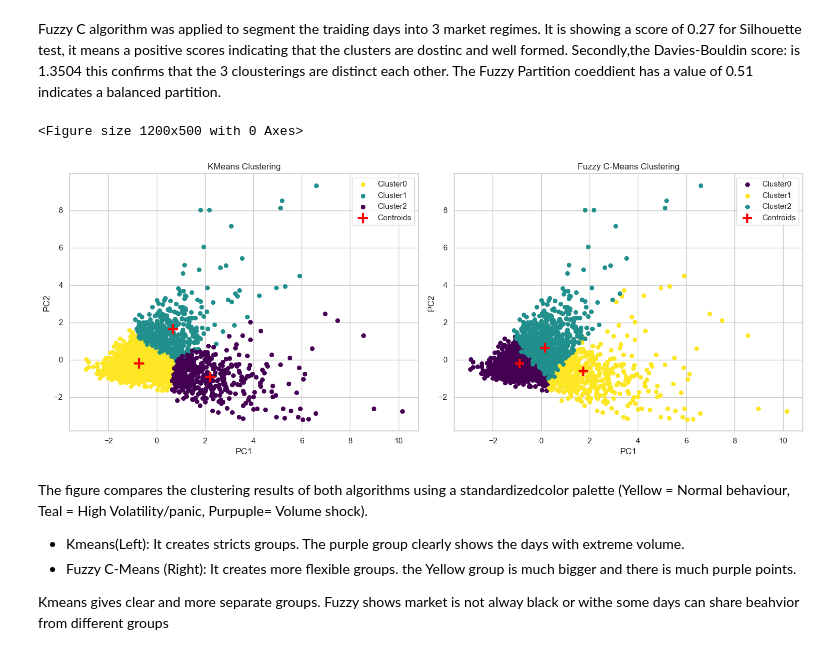
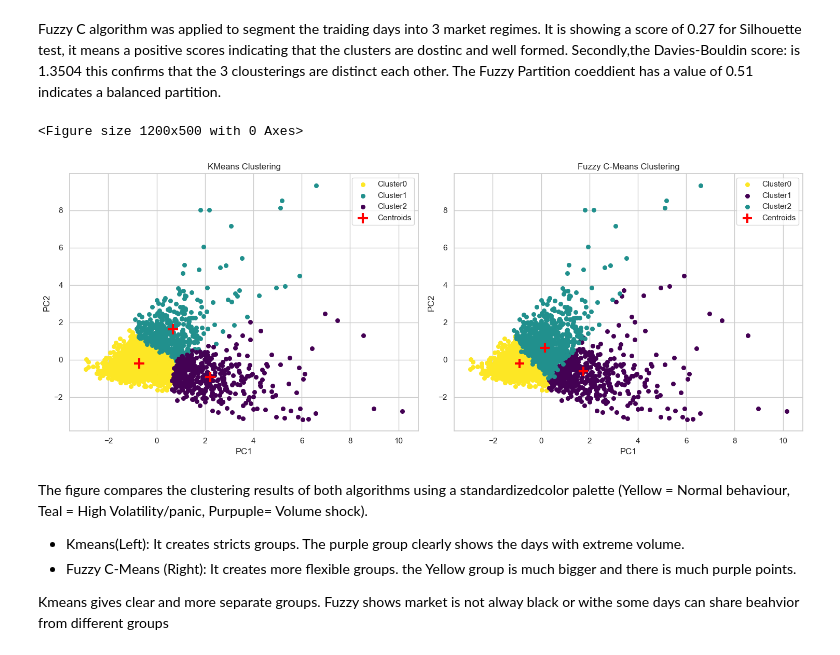
Before and after one commit to 2026119-jpg/Machine-Learning-2026119, a Jupyter notebook: CA12026119_Mayra_Lugo_C.ipynb, the cells around one changed output. Saved outputs shown, nothing was run; the diff lists cells and outputs as text; code cells hidden in the pictures.

```diff
--- a/CA12026119_Mayra_Lugo_C.ipynb
+++ b/CA12026119_Mayra_Lugo_C.ipynb
@@ -866,8 +868,8 @@ import matplotlib.pyplot as plt
 plt.figure(figsize=(12, 5))
 colors =['#FDE725', '#21908D', '#440154']
 
-trad_fuzzy ={0:2,
-            1:0,
+trad_fuzzy ={0:0,
+            1:2,
             2:1
             }
 fig,axes = plt.subplots(1,2, figsize=(15,6))
@@ -876,34 +878,34 @@ fig,axes = plt.subplots(1,2, figsize=(15,6))
 
 for i in range(3):
     axes[0].scatter(X_pca2[y_kmeans == i,0], X_pca2[y_kmeans==i, 1],
                     c=colors[i], s=30, label= f'Cluster{i}')
 axes[0].scatter(centroids_pca[:, 0], centroids_pca[:, 1],c="red", marker="+", s=200,
             linewidths=3, label="Centroids")
 axes[0].set_title("KMeans Clustering")
 axes[0].set_xlabel("PC1")
 axes[0].set_ylabel("PC2")
 axes[0].legend()
 
 # Plot FCM results
 
 for i in range (3):
     color_fuzzy = colors[trad_fuzzy[i]]
     axes[1].scatter(X_pca2[fcm_labels ==i, 0], X_pca2[fcm_labels== i, 1],
                     c=color_fuzzy, s=30, label=f'Cluster{i}')
 
 centroids_fuzzy = pca_2.transform(cntr)
 axes[1].scatter(centroids_fuzzy[:,0], centroids_fuzzy[:, 1], c='red', marker="+", s=150,
             linewidths=3, label="Centroids")
 axes[1].set_title("Fuzzy C-Means Clustering")
 axes[1].set_xlabel("PC1")
 axes[1].set_ylabel("PC2")
 axes[1].legend()
 
 plt.tight_layout()
 plt.show()
 # %% [output]
 <Figure size 1200x500 with 0 Axes>
-[figure, old version]
+[figure, new version]
 # %% [markdown]
 The figure compares the clustering results of both algorithms using a standardizedcolor palette (Yellow = Normal behaviour, Teal = High Volatility/panic, Purpuple= Volume shock).
 
```
Also changed, not shown: parts of 31 cells of this notebook, 4 other files.
